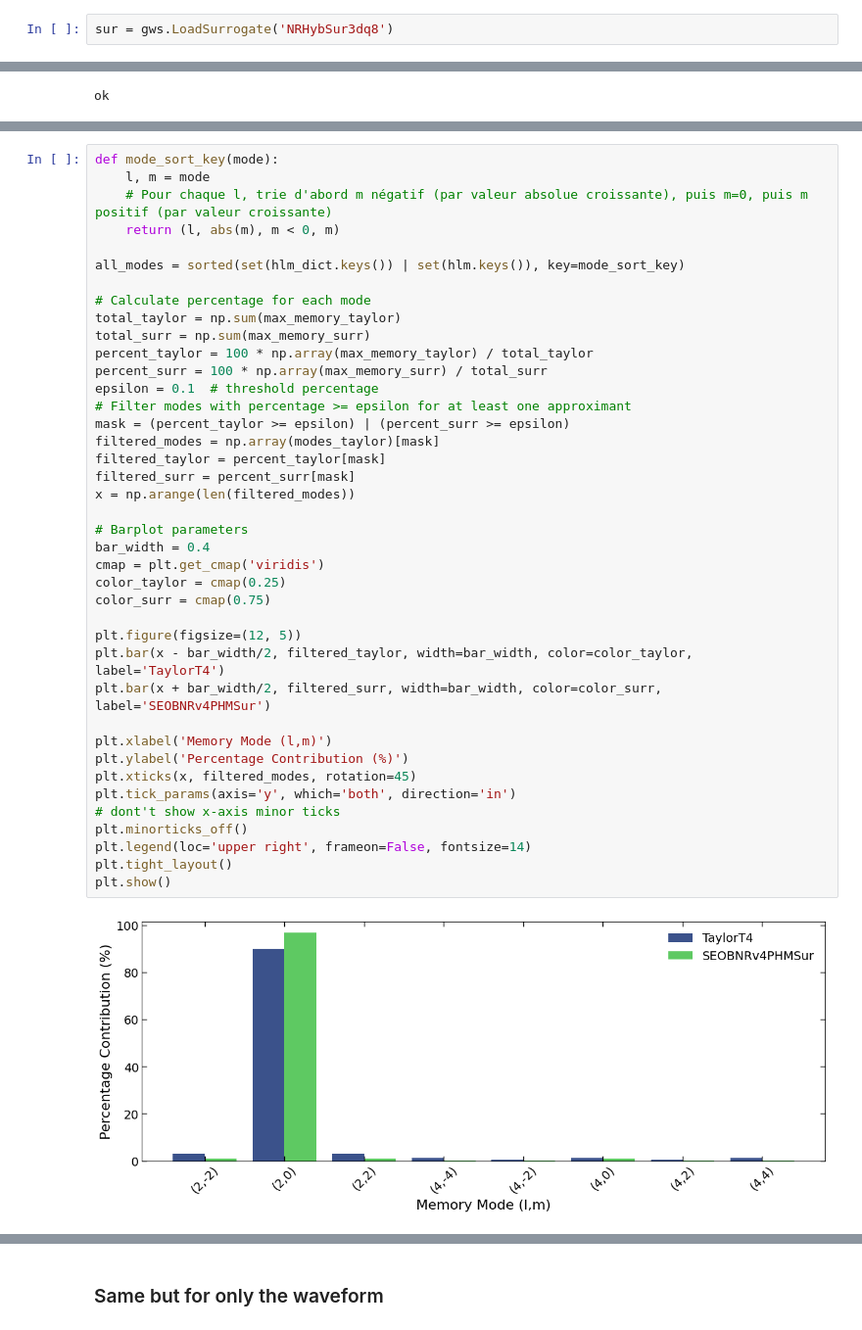
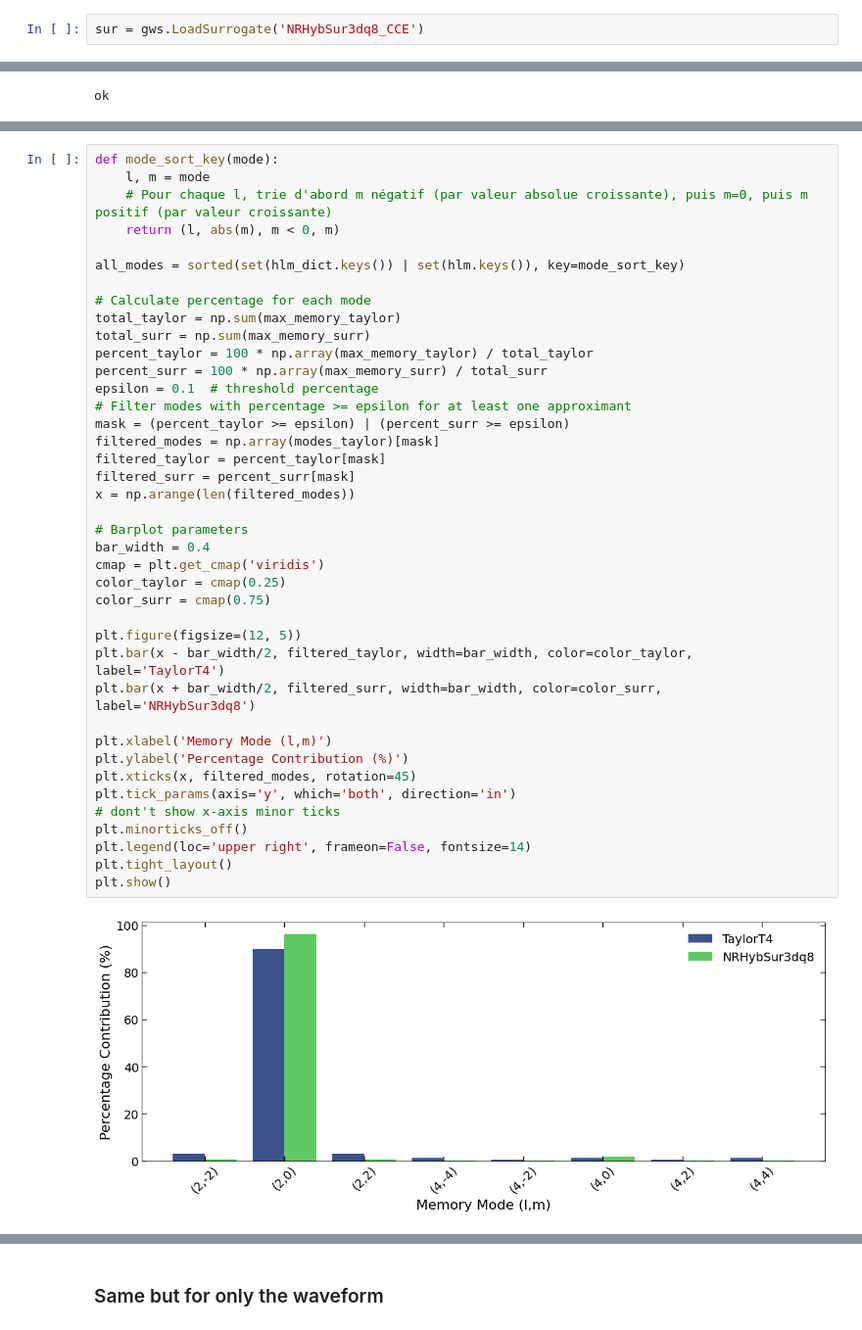
Before and after one commit to ThomasBastro/Memory_effect, a Jupyter notebook: Memory_Lopez/Computation_GW_Memory.ipynb, the cells around one changed output, grey strips where cells are left out. Shown at 98% size. Drawn from its saved outputs; the diff is of its cells as text.

```diff
--- a/Memory_Lopez/Computation_GW_Memory.ipynb
+++ b/Memory_Lopez/Computation_GW_Memory.ipynb
@@ -376,5 +376,5 @@ NRHybSur3dq8Tidal
   from the m>0 modes. Model details can be found in Islam et al. 2022, arXiv:2204.01972.
   References: https://arxiv.org/abs/2204.01972
 # %%
-sur = gws.LoadSurrogate('NRHybSur3dq8')
+sur = gws.LoadSurrogate('NRHybSur3dq8_CCE')
 # %% [output]
@@ -890,35 +892,35 @@ total_taylor = np.sum(max_memory_taylor)
 total_surr = np.sum(max_memory_surr)
 percent_taylor = 100 * np.array(max_memory_taylor) / total_taylor
 percent_surr = 100 * np.array(max_memory_surr) / total_surr
 epsilon = 0.1  # threshold percentage
 # Filter modes with percentage >= epsilon for at least one approximant
 mask = (percent_taylor >= epsilon) | (percent_surr >= epsilon)
 filtered_modes = np.array(modes_taylor)[mask]
 filtered_taylor = percent_taylor[mask]
 filtered_surr = percent_surr[mask]
 x = np.arange(len(filtered_modes))
 
 # Barplot parameters
 bar_width = 0.4
 cmap = plt.get_cmap('viridis')
 color_taylor = cmap(0.25)
 color_surr = cmap(0.75)
 
 plt.figure(figsize=(12, 5))
 plt.bar(x - bar_width/2, filtered_taylor, width=bar_width, color=color_taylor, label='TaylorT4')
-plt.bar(x + bar_width/2, filtered_surr, width=bar_width, color=color_surr, label='SEOBNRv4PHMSur')
+plt.bar(x + bar_width/2, filtered_surr, width=bar_width, color=color_surr, label='NRHybSur3dq8')
 
 plt.xlabel('Memory Mode (l,m)')
 plt.ylabel('Percentage Contribution (%)')
 plt.xticks(x, filtered_modes, rotation=45)
 plt.tick_params(axis='y', which='both', direction='in')
 # dont't show x-axis minor ticks
 plt.minorticks_off()
 plt.legend(loc='upper right', frameon=False, fontsize=14)
 plt.tight_layout()
 plt.show()
 # %% [output]
-[figure, old version]
+[figure, new version]
 # %%
 def mode_sort_key(mode):
     l, m = mode
```
Also changed, not shown: parts of 9 cells of this notebook, 2 other files.
